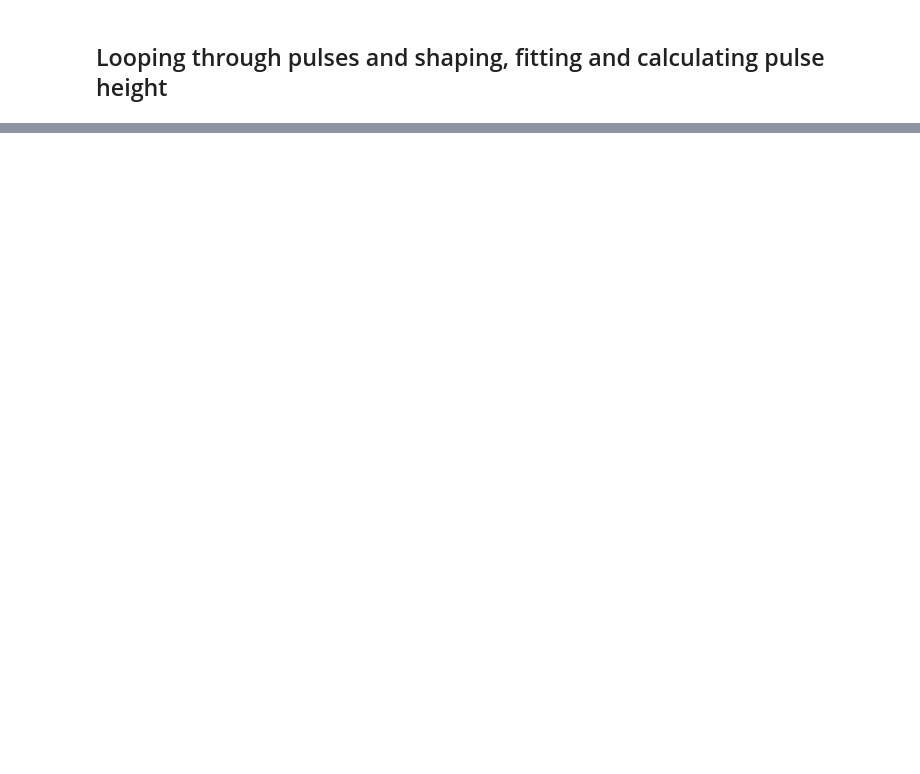
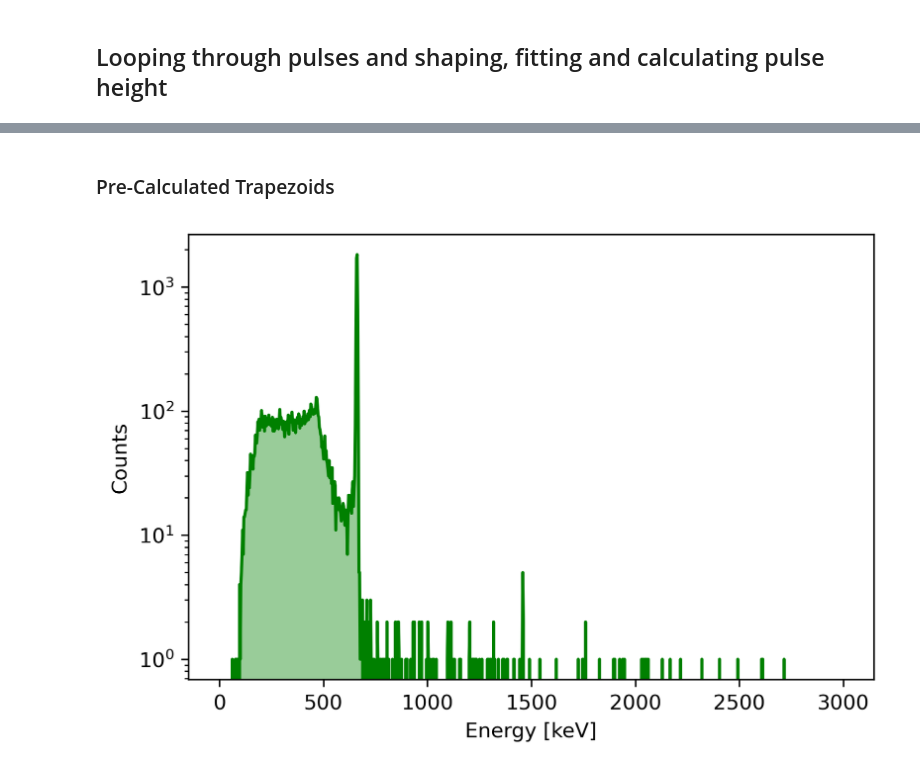
Before and after one commit to cllamb0/NE-204, a Jupyter notebook: Lab-1/NE-204_Lab-1_Final-Code.ipynb, the cells around one changed output, grey strips where cells are left out. Saved outputs shown, nothing was run; the diff lists cells and outputs as text; code cells hidden in the pictures; blank space fills up the shorter version.

```diff
--- a/Lab-1/NE-204_Lab-1_Final-Code.ipynb
+++ b/Lab-1/NE-204_Lab-1_Final-Code.ipynb
@@ -194,0 +130,24 @@ plt.show()
+# %% [markdown]
+### Pre-Calculated Trapezoids
+# %%
+filepath_traps = 'Data/Trapezoid_Heights/'
+files_traps = ['Co57-Cal.npy', 'Co60-Cal.npy', 'Cs137-Cal.npy', 'Eu152-Cal.npy', 'Th228-Cal.npy', 'Background-Cal.npy']
+files_traps = [filepath_traps+f for f in files_traps]
+# %%
+energies = np.load(files_traps[2])
+# %%
+bins_ = np.linspace(0, 3000, 2**10+1)
+#bins_ = np.linspace(0, 6e5, 2**10+1)
+counts, bins_out, patches = plt.hist(energies, bins=bins_, alpha=0.5, color='b')
+plt.close()
+#plt.xlim(2500, 2700)
+plt.plot(bins_[:-1], counts, color='green')
+plt.fill_between(bins_[:-1], counts, facecolor='green', alpha=0.4)
+plt.semilogy()
+plt.xlabel('Energy [keV]')
+plt.ylabel('Counts')
+#plt.title('Th228, 1hour')
+#plt.xlim(2000, 3000)
+plt.show()
+# %% [output]
+[figure, added]
```
Also changed, not shown: parts of 27 cells of this notebook, 9 other files.
